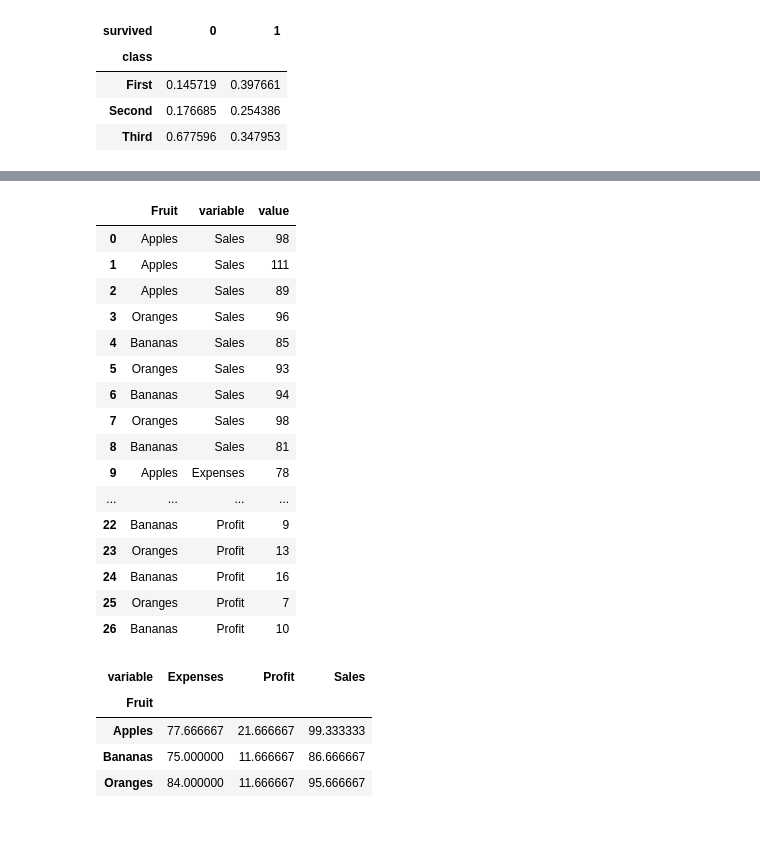
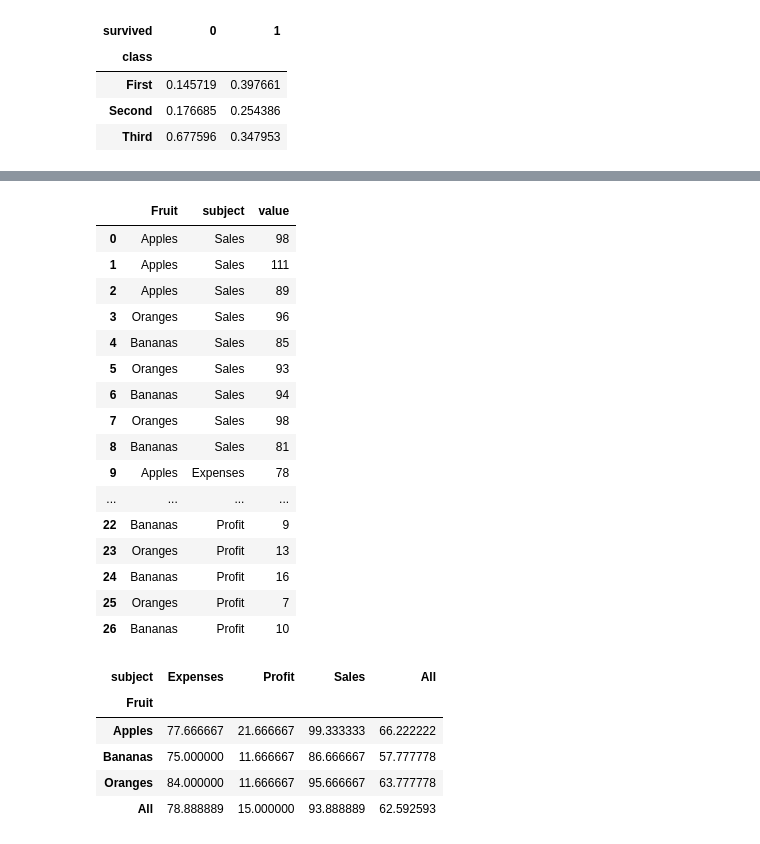
Before and after one commit to blackbutterfly0852/ADP_PRACTICE, a Jupyter notebook: 221026_데이터핸들링.ipynb, the cells around one changed output, grey strips where cells are left out. Drawn from its saved outputs; the diff is of its cells as text; code cells hidden in the pictures.

```diff
--- a/221026_데이터핸들링.ipynb
+++ b/221026_데이터핸들링.ipynb
@@ -926,30 +878,32 @@ df
-# %%
-melt_df = pd.melt(df_fruits, id_vars = ['Fruit'], value_vars = ['Sales', 'Expenses', 'Profit'])
-melt_df
-# %% [output]
-|  | Fruit | variable | value |
-| 0 | Apples | Sales | 98 |
-| 1 | Apples | Sales | 111 |
-| 2 | Apples | Sales | 89 |
-| 3 | Oranges | Sales | 96 |
-| 4 | Bananas | Sales | 85 |
-| 5 | Oranges | Sales | 93 |
-| 6 | Bananas | Sales | 94 |
-| 7 | Oranges | Sales | 98 |
-| 8 | Bananas | Sales | 81 |
-| 9 | Apples | Expenses | 78 |
-| ... | ... | ... | ... |
-| 22 | Bananas | Profit | 9 |
-| 23 | Oranges | Profit | 13 |
-| 24 | Bananas | Profit | 16 |
-| 25 | Oranges | Profit | 7 |
-| 26 | Bananas | Profit | 10 |
-# %%
-#pd.pivot_table(melt_df, index = 'id', columns = 'subject', values = 'score')
-pd.pivot_table(melt_df,index = 'Fruit', columns = 'variable', values = 'value' )
-# %% [output]
-| variable | Expenses | Profit | Sales |
-| Fruit |  |  |  |
-| Apples | 77.666667 | 21.666667 | 99.333333 |
-| Bananas | 75.000000 | 11.666667 | 86.666667 |
-| Oranges | 84.000000 | 11.666667 | 95.666667 |
+# %%
+melt_df = pd.melt(df, id_vars = ['Fruit'], value_vars = ['Sales', 'Expenses', 'Profit'], var_name = 'subject', value_name = 'value', ignore_index = True)
+melt_df
+# %% [output]
+|  | Fruit | subject | value |
+| 0 | Apples | Sales | 98 |
+| 1 | Apples | Sales | 111 |
+| 2 | Apples | Sales | 89 |
+| 3 | Oranges | Sales | 96 |
+| 4 | Bananas | Sales | 85 |
+| 5 | Oranges | Sales | 93 |
+| 6 | Bananas | Sales | 94 |
+| 7 | Oranges | Sales | 98 |
+| 8 | Bananas | Sales | 81 |
+| 9 | Apples | Expenses | 78 |
+| ... | ... | ... | ... |
+| 22 | Bananas | Profit | 9 |
+| 23 | Oranges | Profit | 13 |
+| 24 | Bananas | Profit | 16 |
+| 25 | Oranges | Profit | 7 |
+| 26 | Bananas | Profit | 10 |
+# %%
+# 22-2) pivot_table
+pd.pivot_table(melt_df, index = ['Fruit'],  columns = 'subject', values = 'value', margins = False) # 자동 Group by + 평균
+pd.pivot_table(melt_df, index = ['Fruit'], columns = 'subject', values = 'value', aggfunc = 'mean', margins = True) # margins = True : aggfunc 총계
+# %% [output]
+| subject | Expenses | Profit | Sales | All |
+| Fruit |  |  |  |  |
+| Apples | 77.666667 | 21.666667 | 99.333333 | 66.222222 |
+| Bananas | 75.000000 | 11.666667 | 86.666667 | 57.777778 |
+| Oranges | 84.000000 | 11.666667 | 95.666667 | 63.777778 |
+| All | 78.888889 | 15.000000 | 93.888889 | 62.592593 |
```
Also changed, not shown: parts of 7 cells of this notebook.
